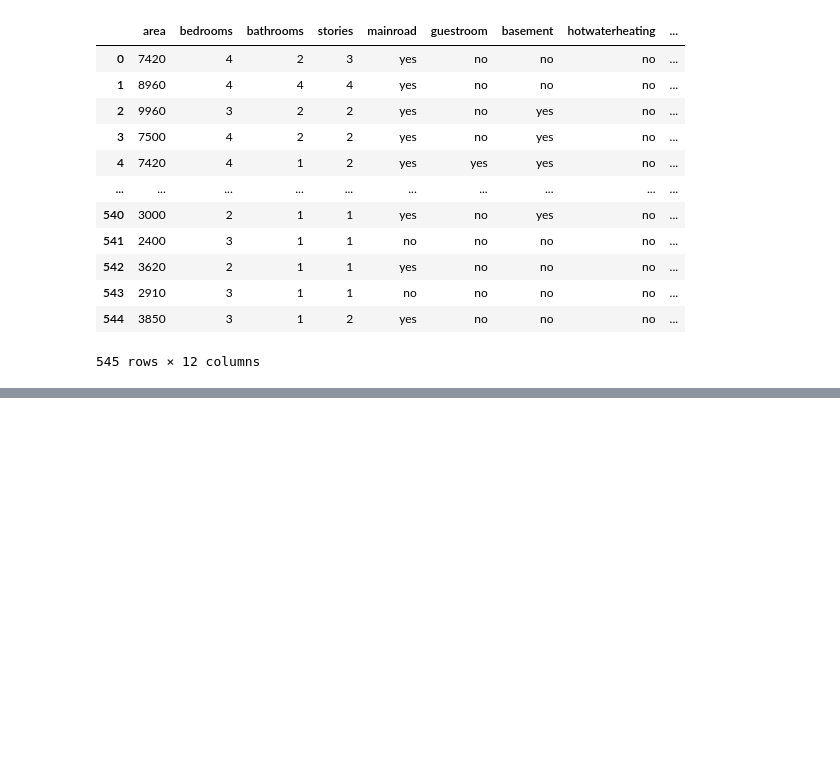
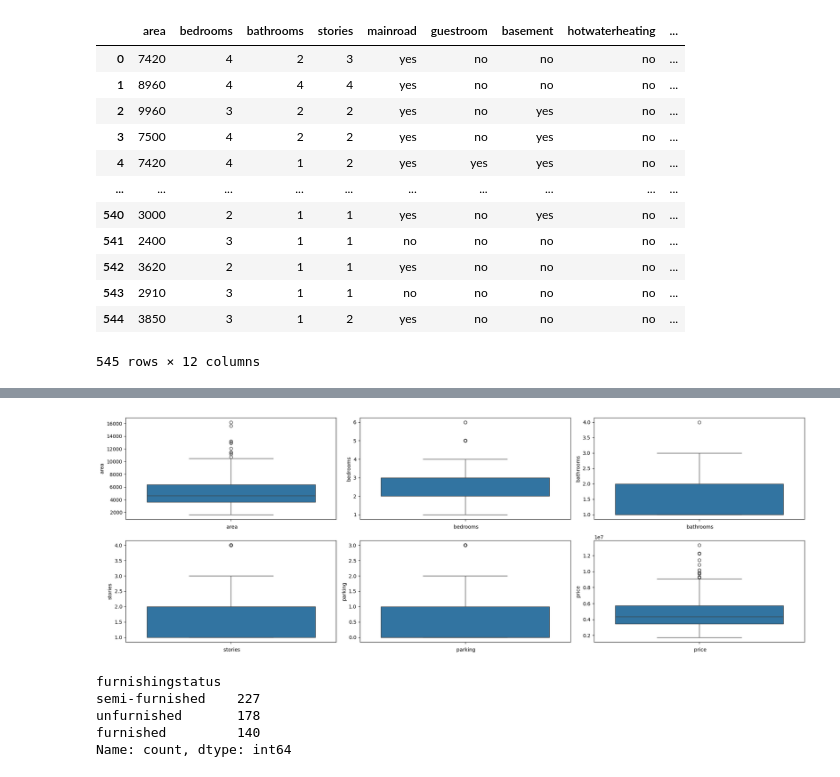
Before and after one commit to hahahang0/MLPracFromKaggle, a Jupyter notebook: House price prediction/practical/practical.ipynb, the cells around one changed output, grey strips where cells are left out. Drawn from its saved outputs; the diff is of its cells as text; code cells hidden in the pictures; blank space fills up the shorter version.

```diff
--- a/House price prediction/practical/practical.ipynb
+++ b/House price prediction/practical/practical.ipynb
@@ -36,3 +37,5 @@ housing_dataset
 | 543 | 2910 | 3 | 1 | 1 | no | no | no | no | ... |
 | 544 | 3850 | 3 | 1 | 2 | yes | no | no | no | ... |
 545 rows × 12 columns
+# %%
+housing_dataset["price"] = price_column
@@ -38,0 +78,2 @@ housing_dataset
+# %%
+temp_df = housing_dataset.copy()
@@ -38,0 +133,19 @@ housing_dataset
+# %%
+plt.figure(figsize=(20,10))
+for i,column in enumerate(temp_df.select_dtypes(['int',float]),1):
+    plt.subplot(3,3,i)
+    plt.xlabel(f" {column}")
+    sns.boxplot(temp_df[column])
+
+plt.tight_layout()
+plt.show()
+# %% [output]
+[figure, added]
+# %%
+temp_df["furnishingstatus"].value_counts()
+# %% [output]
+furnishingstatus
+semi-furnished    227
+unfurnished       178
+furnished         140
+Name: count, dtype: int64
```
Also changed, not shown: parts of 45 cells of this notebook, 1 other file.
